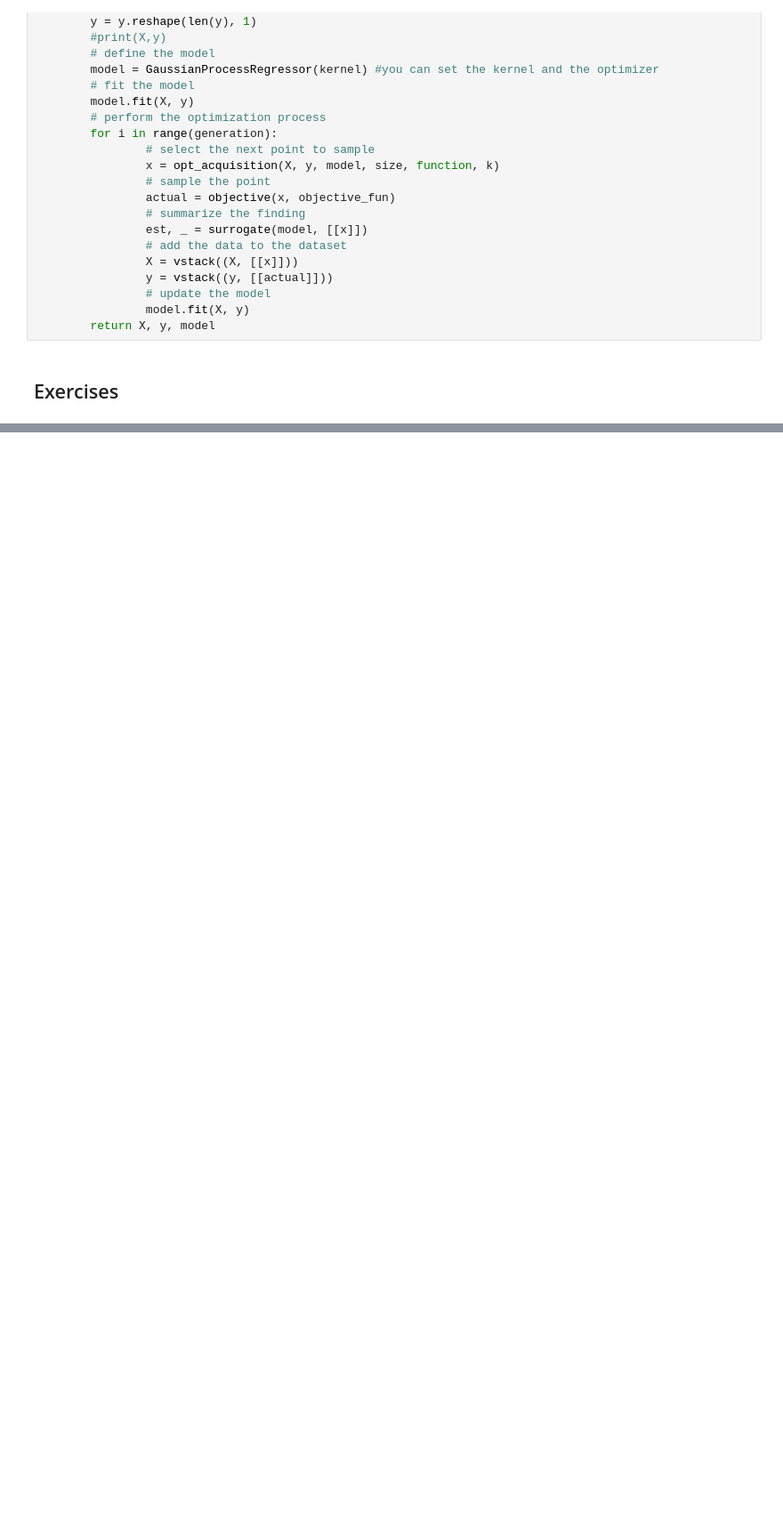
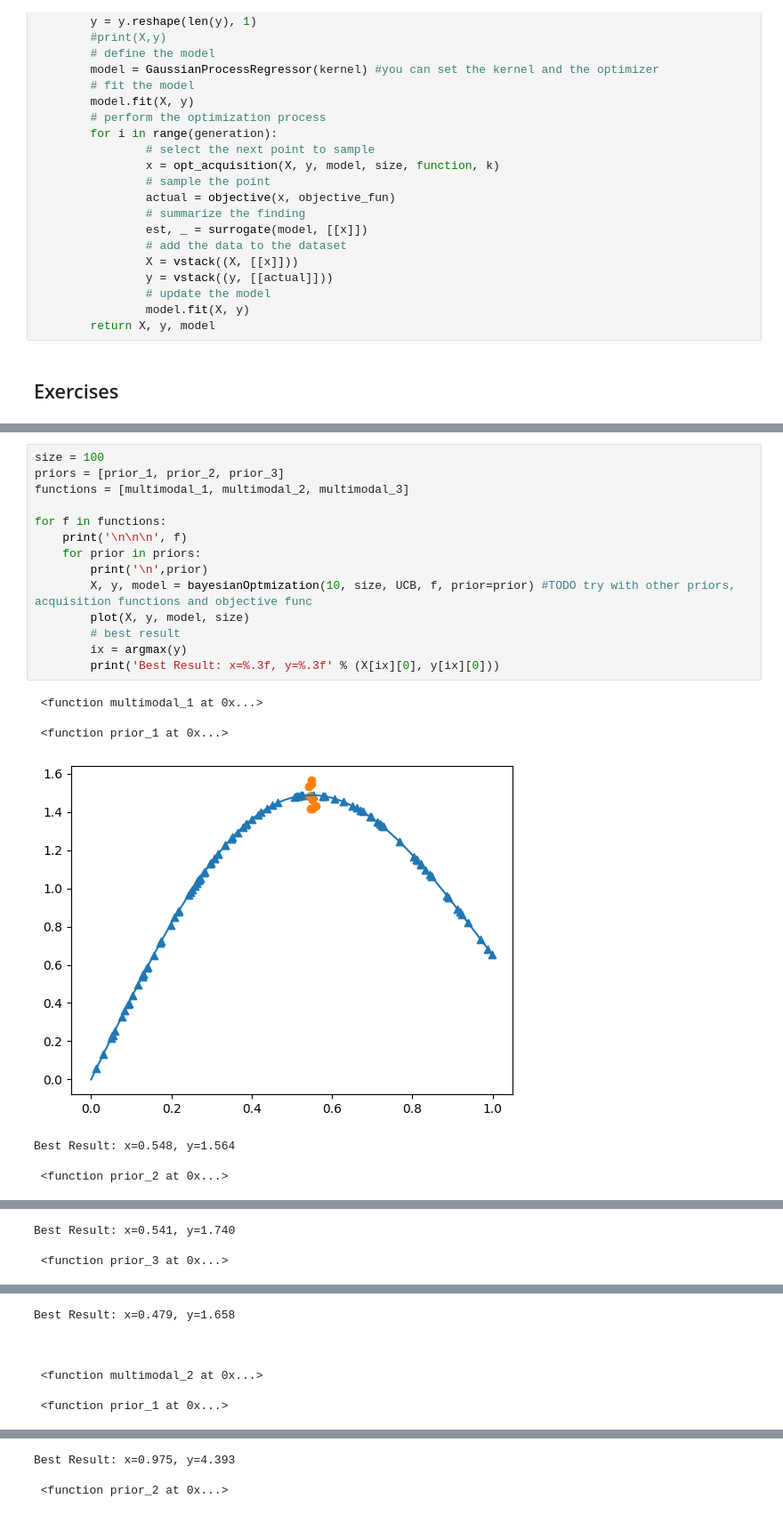
Before and after one commit to CarlottaGiacchetta/lab_optimizationTechniques, a Jupyter notebook: lab6/optimtech_lab6.ipynb, the cells around one changed output, grey strips where cells are left out. Shown: that part at 89% size. Cells and saved outputs as stored; diff of their text form; blank space fills up the shorter version.

```diff
--- a/lab6/optimtech_lab6.ipynb
+++ b/lab6/optimtech_lab6.ipynb
@@ -314,0 +326,22 @@ def bayesianOptmization(generation, size, function, objective_fun, prior, kernel
+# %%
+size = 100
+priors = [prior_1, prior_2, prior_3]
+functions = [multimodal_1, multimodal_2, multimodal_3]
+
+for f in functions:
+    print('\n\n\n', f)
+    for prior in priors:
+        print('\n',prior)
+        X, y, model = bayesianOptmization(10, size, UCB, f, prior=prior) #TODO try with other priors, acquisition functions and objective func
+        plot(X, y, model, size)
+        # best result
+        ix = argmax(y)
+        print('Best Result: x=%.3f, y=%.3f' % (X[ix][0], y[ix][0]))
+# %% [output]
+ <function multimodal_1 at 0x...>
+
+ <function prior_1 at 0x...>
+[figure, added]
+Best Result: x=0.548, y=1.564
+
+ <function prior_2 at 0x...>
@@ -314,0 +349,3 @@ def bayesianOptmization(generation, size, function, objective_fun, prior, kernel
+Best Result: x=0.541, y=1.740
+
+ <function prior_3 at 0x...>
@@ -314,0 +353,7 @@ def bayesianOptmization(generation, size, function, objective_fun, prior, kernel
+Best Result: x=0.479, y=1.658
+
+
+
+ <function multimodal_2 at 0x...>
+
+ <function prior_1 at 0x...>
@@ -314,0 +361,3 @@ def bayesianOptmization(generation, size, function, objective_fun, prior, kernel
+Best Result: x=0.975, y=4.393
+
+ <function prior_2 at 0x...>
```
Also changed, not shown: parts of 7 cells of this notebook.
